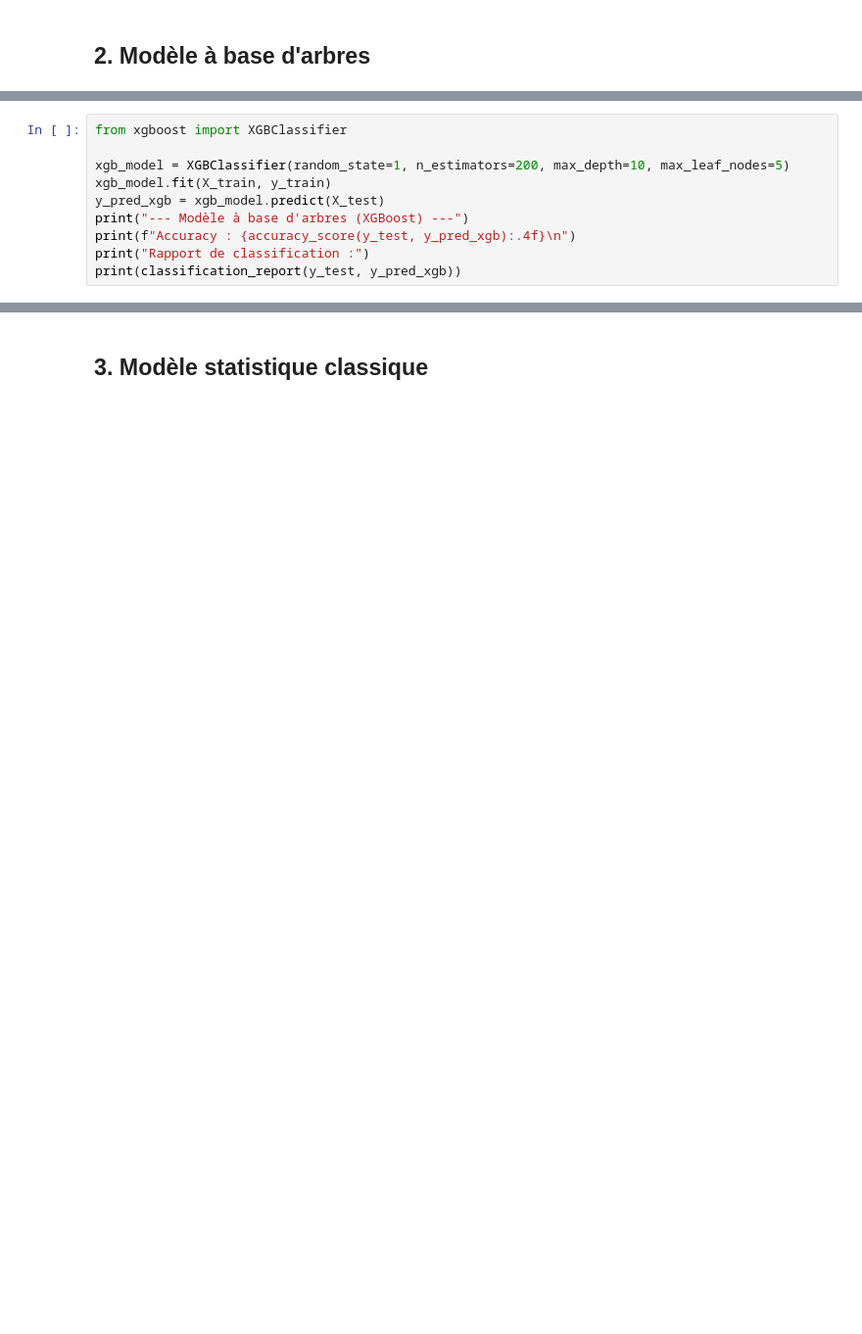
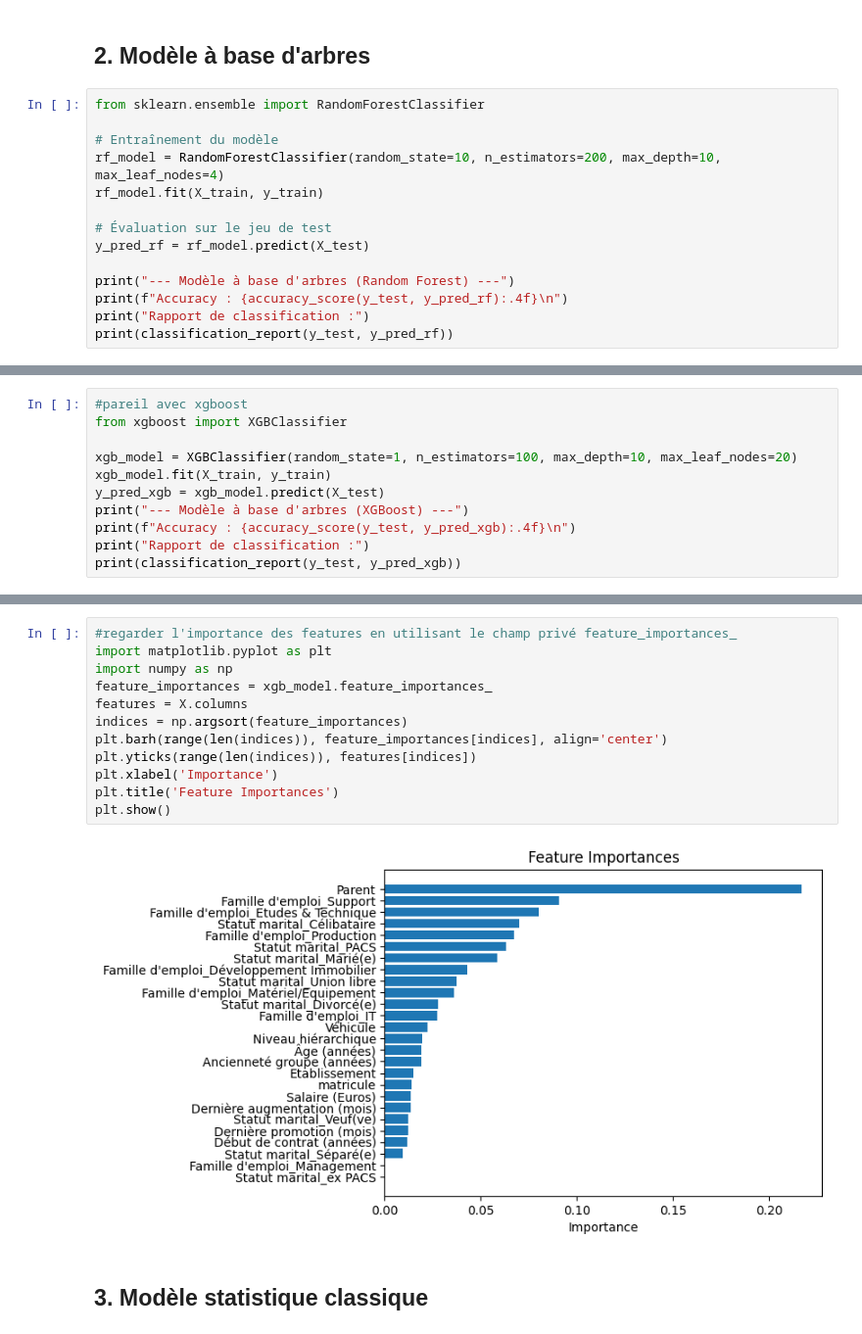
Before and after one commit to hughdmr/REXIA, a Jupyter notebook: RH_DHARDEMARE_PETIT_VAUTERIN.ipynb, the cells around one changed output, grey strips where cells are left out. Shown at 98% size. Saved outputs shown, nothing was run; the diff lists cells and outputs as text; blank space fills up the shorter version.

```diff
--- a/RH_DHARDEMARE_PETIT_VAUTERIN.ipynb
+++ b/RH_DHARDEMARE_PETIT_VAUTERIN.ipynb
@@ -324,2 +319,16 @@ Dimensions de X_test : (4772, 26)
 # %% [markdown]
 ## 2. Modèle à base d'arbres
+# %%
+from sklearn.ensemble import RandomForestClassifier
+
+# Entraînement du modèle
+rf_model = RandomForestClassifier(random_state=10, n_estimators=200, max_depth=10, max_leaf_nodes=4)
+rf_model.fit(X_train, y_train)
+
+# Évaluation sur le jeu de test
+y_pred_rf = rf_model.predict(X_test)
+
+print("--- Modèle à base d'arbres (Random Forest) ---")
+print(f"Accuracy : {accuracy_score(y_test, y_pred_rf):.4f}\n")
+print("Rapport de classification :")
+print(classification_report(y_test, y_pred_rf))
@@ -326,7 +348,8 @@ Dimensions de X_test : (4772, 26)
 # %%
+#pareil avec xgboost
 from xgboost import XGBClassifier
 
-xgb_model = XGBClassifier(random_state=1, n_estimators=200, max_depth=10, max_leaf_nodes=5)
+xgb_model = XGBClassifier(random_state=1, n_estimators=100, max_depth=10, max_leaf_nodes=20)
 xgb_model.fit(X_train, y_train)
 y_pred_xgb = xgb_model.predict(X_test)
 print("--- Modèle à base d'arbres (XGBoost) ---")
@@ -352,3 +375,17 @@ weighted avg       0.96      0.97      0.96      4772
+# %%
+#regarder l'importance des features en utilisant le champ privé feature_importances_
+import matplotlib.pyplot as plt
+import numpy as np
+feature_importances = xgb_model.feature_importances_
+features = X.columns
+indices = np.argsort(feature_importances)
+plt.barh(range(len(indices)), feature_importances[indices], align='center')
+plt.yticks(range(len(indices)), features[indices])
+plt.xlabel('Importance')
+plt.title('Feature Importances')
+plt.show()
+# %% [output]
+[figure, added]
 # %% [markdown]
 ## 3. Modèle statistique classique
 # %%
```
Also changed, not shown: parts of 9 cells of this notebook.
